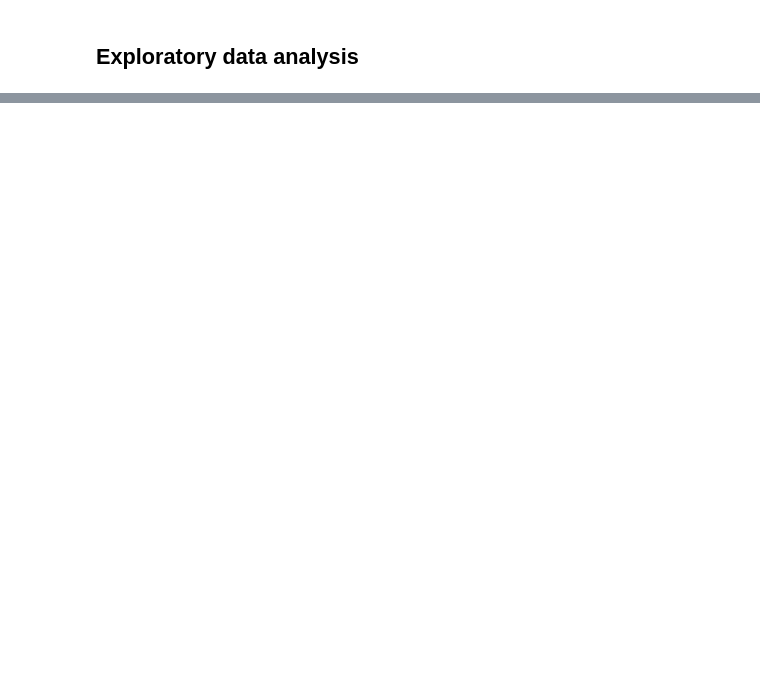
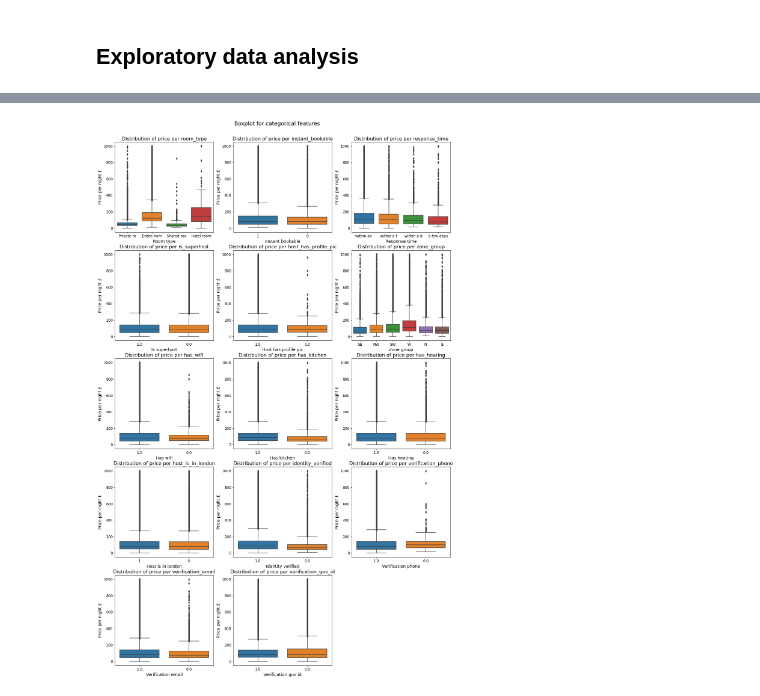
Before and after one commit to rafaelmachadomolina/fareApp, a Jupyter notebook: Models/Predictive_model.ipynb, the cells around one changed output, grey strips where cells are left out. Cells and saved outputs as stored; diff of their text form; code cells hidden in the pictures; blank space fills up the shorter version.

```diff
--- a/Models/Predictive_model.ipynb
+++ b/Models/Predictive_model.ipynb
@@ -305,0 +476,45 @@ Size of test set: 13329 rows
+# %%
+### Continue categorical EDA
+
+COLS_BOXPLOT = ['room_type', 'instant_bookable', 'response_time', 'is_superhost',
+                'host_has_profile_pic', 'zone_group', 'has_wifi',
+                'has_kitchen', 'has_heating', 'host_is_in_london', 'identity_verified',
+                'verification_phone', 'verification_email', 'verification_gov_id']
+
+# Plot boxplots
+fig, axs = plt.subplots(5, 3, figsize = (20, 32)) # Create figure and axes
+
+for POS, FEATURE in enumerate(COLS_BOXPLOT):
+
+    X_POS = POS // 3
+    Y_POS = POS % 3
+
+    # Separate data
+    DF_PLOT = df_train_eda_cat[[FEATURE, 'price_per_night']]
+    DF_PLOT.dropna(inplace = True)
+    DF_PLOT[FEATURE] = DF_PLOT[FEATURE].apply(str)
+    DF_PLOT[FEATURE] = DF_PLOT[FEATURE].str[:10] #Display only 10 characters to avoid clutter
+
+    sns.boxplot(data = DF_PLOT,
+                x = FEATURE,
+                y = 'price_per_night',
+                ax = axs[X_POS, Y_POS])
+
+    # Format plot
+    x_label = FEATURE.replace('_', ' ').capitalize()
+
+    plot_params = {'subtitle': 'Distribution of price per ' + FEATURE,
+                 'x_label': x_label,
+                 'y_label': 'Price per night £'}
+
+    plot_formatting(axs[X_POS, Y_POS], plot_params, has_legend = False)
+
+axs[4, 2].remove()
+
+plt.suptitle('Boxplot for categorical features',
+             fontsize = CONFIG['title'],
+             y = 0.91) # Main title of the plot
+
+plt.show()
+# %% [output]
+[figure, added]
```
Also changed, not shown: parts of 20 cells of this notebook, 3 other files.
